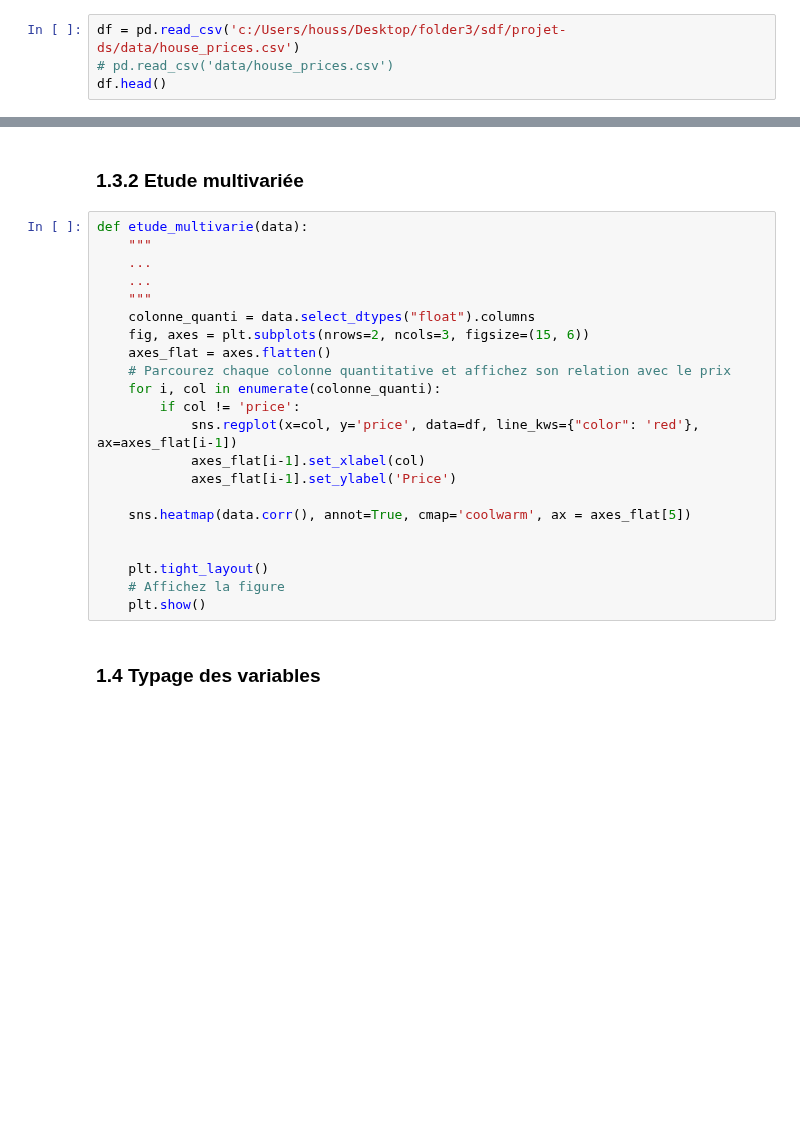
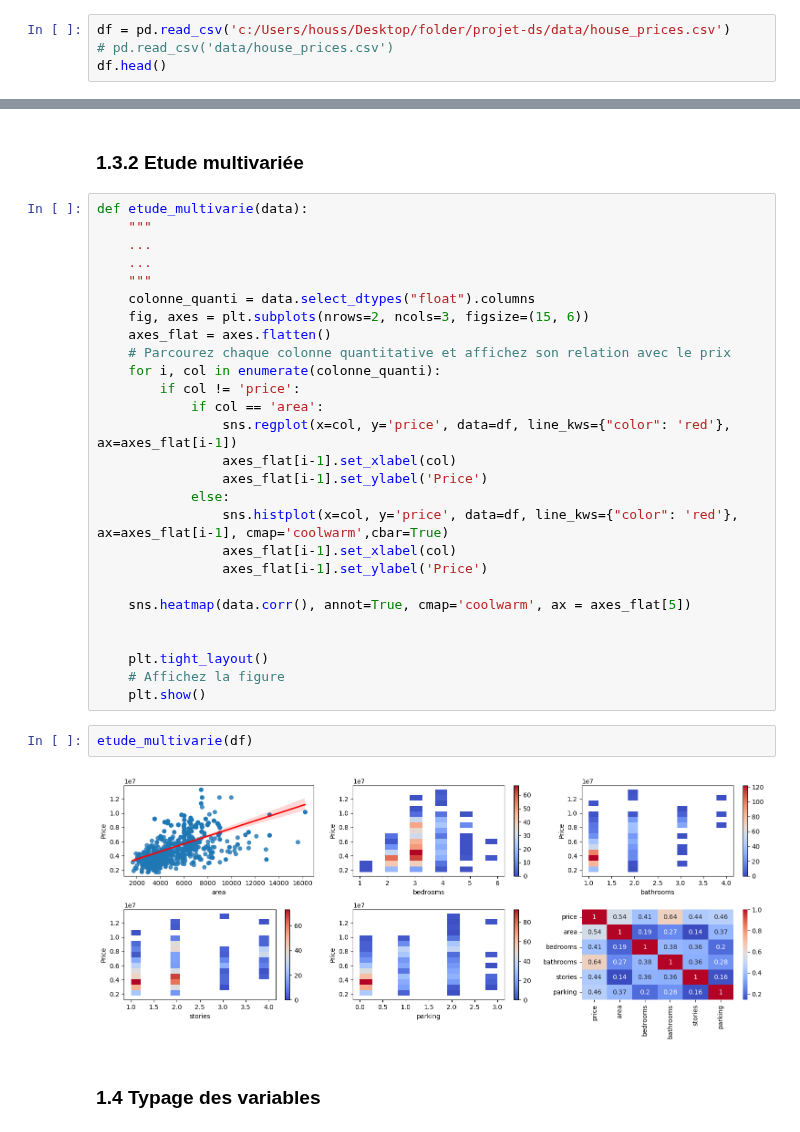
Before and after one commit to Rachadja/house_pricing, a Jupyter notebook: notebook.ipynb, the cells around one changed output, grey strips where cells are left out. Drawn from its saved outputs; the diff is of its cells as text; blank space fills up the shorter version.

Commit message:
etude multivarie quantitatif

```diff
--- a/notebook.ipynb
+++ b/notebook.ipynb
@@ -36,7 +36,7 @@ import numpy as np
 # %% [markdown]
 ## 1.1 Importation des données
 # %%
-df = pd.read_csv('c:/Users/houss/Desktop/folder3/sdf/projet-ds/data/house_prices.csv')
+df = pd.read_csv('c:/Users/houss/Desktop/folder/projet-ds/data/house_prices.csv')
 # pd.read_csv('data/house_prices.csv')
 df.head()
 # %% [output]
@@ -170,9 +170,14 @@ def etude_multivarie(data):
     # Parcourez chaque colonne quantitative et affichez son relation avec le prix
     for i, col in enumerate(colonne_quanti):
         if col != 'price':
-            sns.regplot(x=col, y='price', data=df, line_kws={"color": 'red'}, ax=axes_flat[i-1])
-            axes_flat[i-1].set_xlabel(col)
-            axes_flat[i-1].set_ylabel('Price')
+            if col == 'area':
+                sns.regplot(x=col, y='price', data=df, line_kws={"color": 'red'}, ax=axes_flat[i-1])
+                axes_flat[i-1].set_xlabel(col)
+                axes_flat[i-1].set_ylabel('Price')
+            else:
+                sns.histplot(x=col, y='price', data=df, line_kws={"color": 'red'}, ax=axes_flat[i-1], cmap='coolwarm',cbar=True)
+                axes_flat[i-1].set_xlabel(col)
+                axes_flat[i-1].set_ylabel('Price')
 
     sns.heatmap(data.corr(), annot=True, cmap='coolwarm', ax = axes_flat[5])
 
@@ -180,6 +185,10 @@ def etude_multivarie(data):
     plt.tight_layout()
     # Affichez la figure
     plt.show()
+# %%
+etude_multivarie(df)
+# %% [output]
+[figure, added]
 # %% [markdown]
 ### 1.4 Typage des variables
 # %%
```
